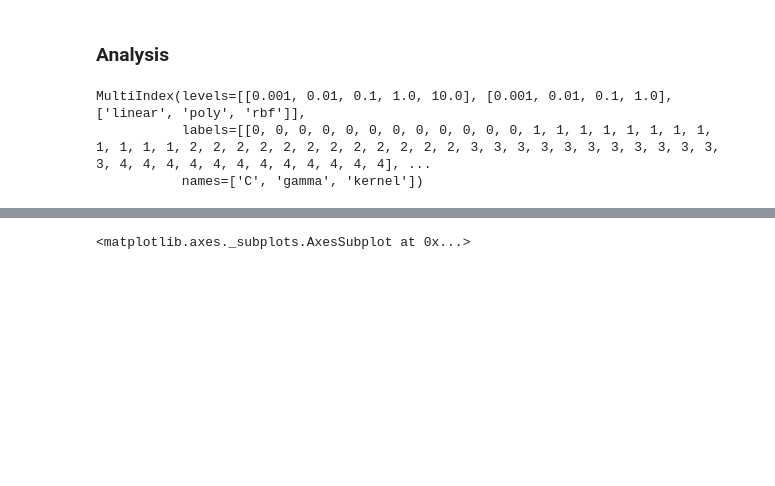
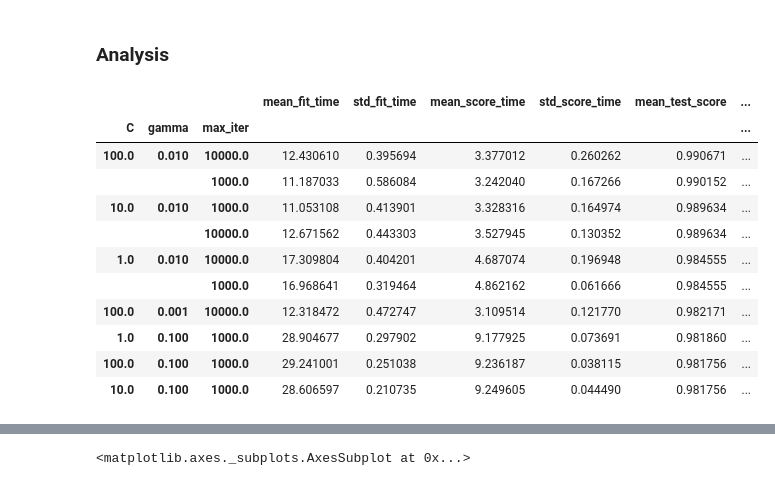
Before and after one commit to haniahhaq/CS7641-assignment-1, a Jupyter notebook: nb_mnist_svm.ipynb, the cells around one changed output, grey strips where cells are left out. Cells and saved outputs as stored; diff of their text form; code cells hidden in the pictures; blank space fills up the shorter version.

```diff
--- a/nb_mnist_svm.ipynb
+++ b/nb_mnist_svm.ipynb
@@ -206,6 +278,20 @@ res_df = scikit_cv_result_to_df(res)
-# %%
-res_df.index
-# %% [output]
-MultiIndex(levels=[[0.001, 0.01, 0.1, 1.0, 10.0], [0.001, 0.01, 0.1, 1.0], ['linear', 'poly', 'rbf']],
-           labels=[[0, 0, 0, 0, 0, 0, 0, 0, 0, 0, 0, 0, 1, 1, 1, 1, 1, 1, 1, 1, 1, 1, 1, 1, 2, 2, 2, 2, 2, 2, 2, 2, 2, 2, 2, 2, 3, 3, 3, 3, 3, 3, 3, 3, 3, 3, 3, 3, 4, 4, 4, 4, 4, 4, 4, 4, 4, 4, 4, 4], ...
-           names=['C', 'gamma', 'kernel'])
+# %%
+lin_res = linear_grid_search.cv_results_
+lin_df = scikit_cv_result_to_df(lin_res)
+rbf_res = rbf_grid_search.cv_results_
+rbf_df = scikit_cv_result_to_df(rbf_res)
+# %%
+rbf_df.sort_values(by='rank_test_score').head(10)
+# %% [output]
+|  |  |  | mean_fit_time | std_fit_time | mean_score_time | std_score_time | mean_test_score | ... |
+| C | gamma | max_iter |  |  |  |  |  | ... |
+| 100.0 | 0.010 | 10000.0 | 12.430610 | 0.395694 | 3.377012 | 0.260262 | 0.990671 | ... |
+|  |  | 1000.0 | 11.187033 | 0.586084 | 3.242040 | 0.167266 | 0.990152 | ... |
+| 10.0 | 0.010 | 1000.0 | 11.053108 | 0.413901 | 3.328316 | 0.164974 | 0.989634 | ... |
+|  |  | 10000.0 | 12.671562 | 0.443303 | 3.527945 | 0.130352 | 0.989634 | ... |
+| 1.0 | 0.010 | 10000.0 | 17.309804 | 0.404201 | 4.687074 | 0.196948 | 0.984555 | ... |
+|  |  | 1000.0 | 16.968641 | 0.319464 | 4.862162 | 0.061666 | 0.984555 | ... |
+| 100.0 | 0.001 | 10000.0 | 12.318472 | 0.472747 | 3.109514 | 0.121770 | 0.982171 | ... |
+| 1.0 | 0.100 | 1000.0 | 28.904677 | 0.297902 | 9.177925 | 0.073691 | 0.981860 | ... |
+| 100.0 | 0.100 | 1000.0 | 29.241001 | 0.251038 | 9.236187 | 0.038115 | 0.981756 | ... |
+| 10.0 | 0.100 | 1000.0 | 28.606597 | 0.210735 | 9.249605 | 0.044490 | 0.981756 | ... |
```
Also changed, not shown: parts of 24 cells of this notebook, 7 other files.
